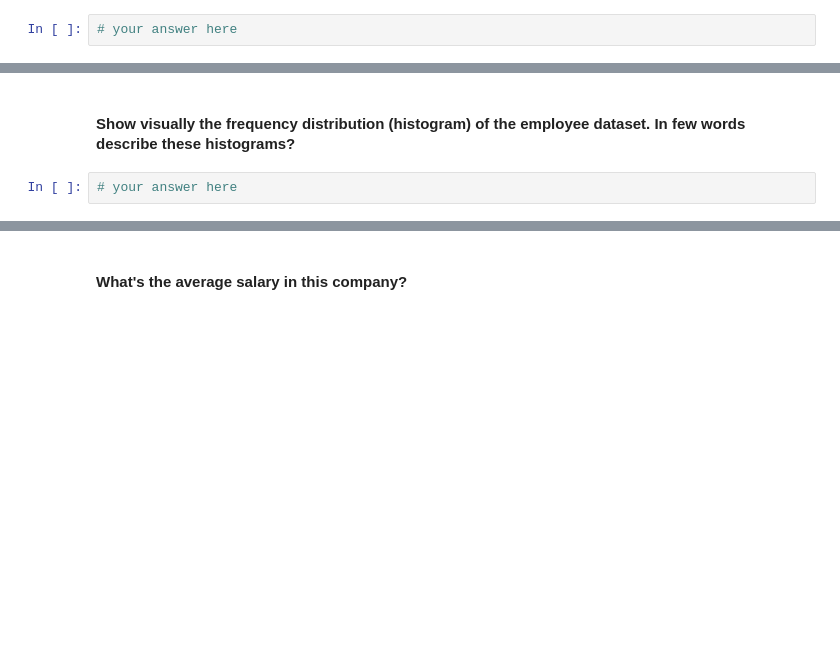
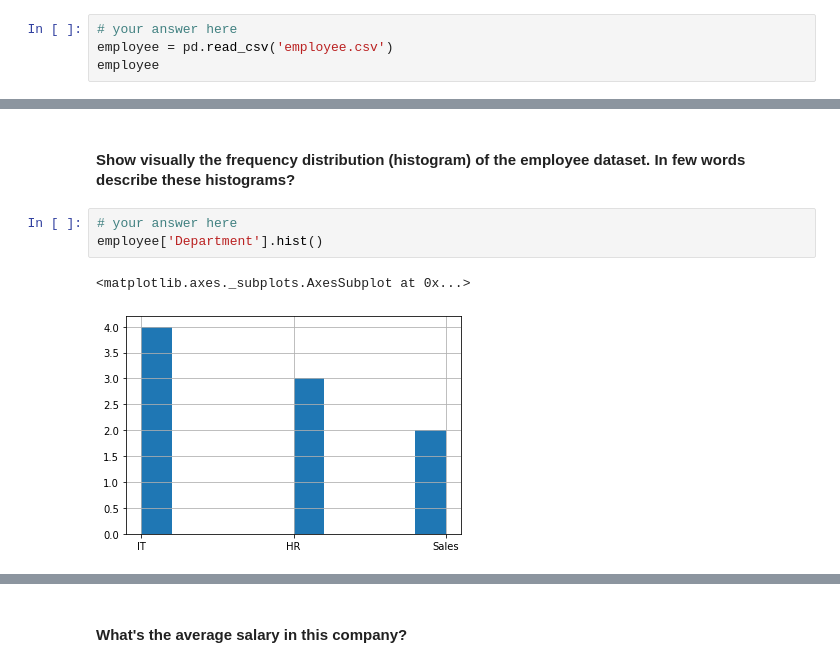
Before and after one commit to ta-datapt-bcn/lab-subsetting-and-descriptive-stats, a Jupyter notebook: your-code/main.ipynb, the cells around one changed output, grey strips where cells are left out. Cells and saved outputs as stored; diff of their text form; blank space fills up the shorter version.

```diff
--- a/your-code/main.ipynb
+++ b/your-code/main.ipynb
@@ -60,3 +152,5 @@
 #### Load the `employee.csv` file into a DataFrame. Call the dataframe `employee`
 # %%
 # your answer here
+employee = pd.read_csv('employee.csv')
+employee
@@ -68,3 +187,7 @@
 #### Show visually the frequency distribution (histogram) of the employee dataset. In few words describe these histograms?
 # %%
 # your answer here
+employee['Department'].hist()
+# %% [output]
+<matplotlib.axes._subplots.AxesSubplot at 0x...>
+[figure, added]
```
Also changed, not shown: parts of 65 cells of this notebook.
